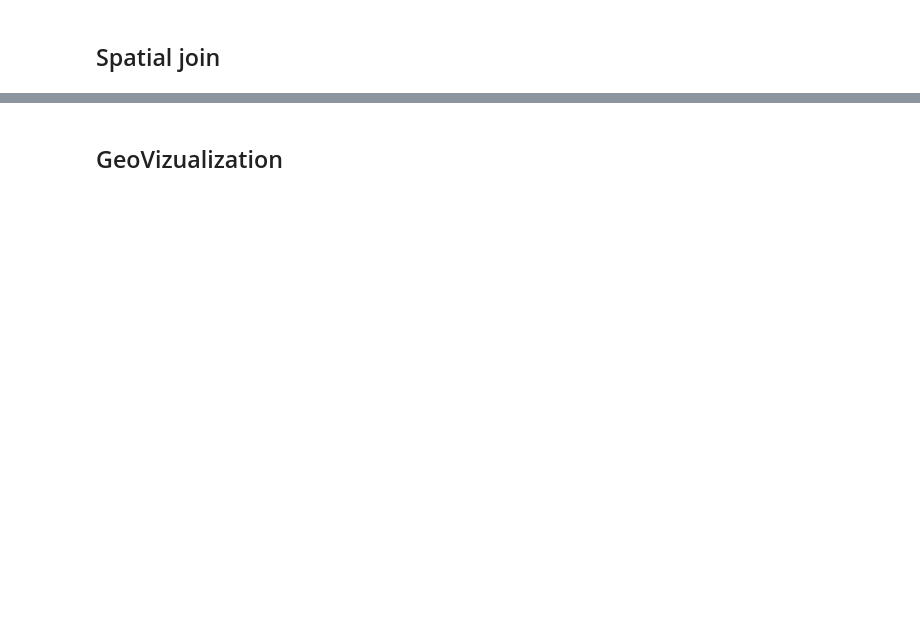
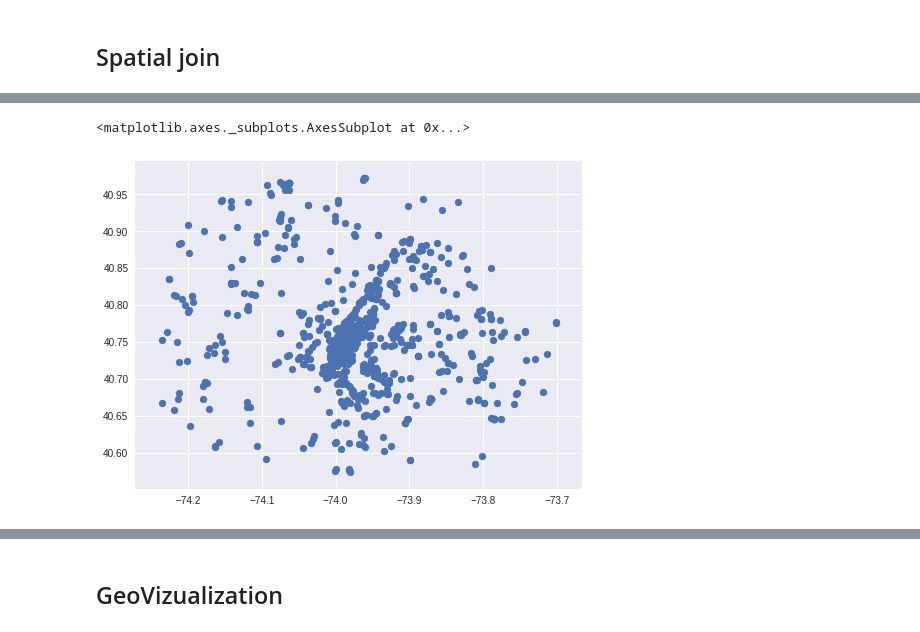
Before and after one commit to shakasom/MapsDataScience, a Jupyter notebook: Chapter3.ipynb, the cells around one changed output, grey strips where cells are left out. Drawn from its saved outputs; the diff is of its cells as text; code cells hidden in the pictures; blank space fills up the shorter version.

```diff
--- a/Chapter3.ipynb
+++ b/Chapter3.ipynb
@@ -144,3 +207,8 @@ nyc_dist_proj.head()
+# %%
+nyc_gdf_sample.plot()
+# %% [output]
+<matplotlib.axes._subplots.AxesSubplot at 0x...>
+[figure, added]
 # %%
 fig, ax = plt.subplots(figsize=(12,12))
 nyc_dist_proj.plot(ax=ax, color='gray');
```
Also changed, not shown: parts of 22 cells of this notebook.
